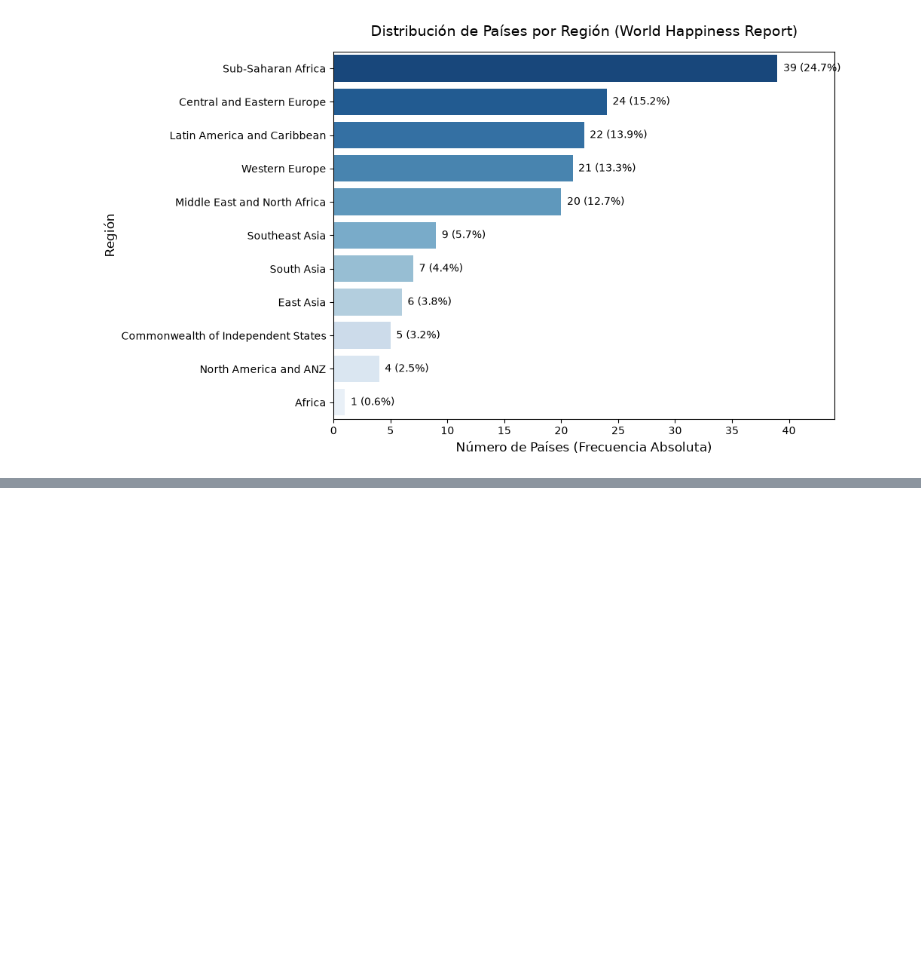
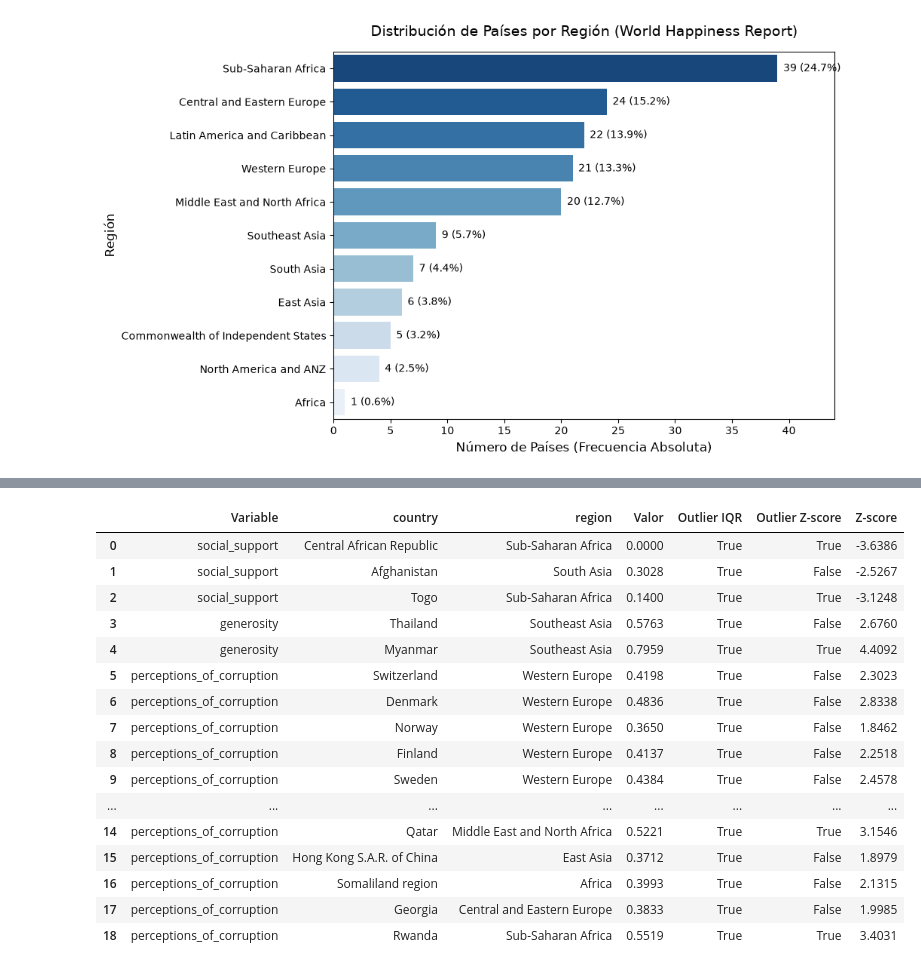
Before and after one commit to Edgarong17/Tareas_Omar, a Jupyter notebook: analisis_descriptivo/hapiness_report_analisis_descriptivo.ipynb, the cells around one changed output, grey strips where cells are left out. Drawn from its saved outputs; the diff is of its cells as text; code cells hidden in the pictures; blank space fills up the shorter version.

```diff
--- a/analisis_descriptivo/hapiness_report_analisis_descriptivo.ipynb
+++ b/analisis_descriptivo/hapiness_report_analisis_descriptivo.ipynb
@@ -484,0 +767,79 @@ Passing `palette` without assigning `hue` is deprecated and will be removed in v
+# %%
+
+detalle_outliers = []
+
+for col in numeric_cols:
+
+    # IQR
+    Q1 = df[col].quantile(0.25)
+    Q3 = df[col].quantile(0.75)
+    IQR = Q3 - Q1
+
+    limite_inferior = Q1 - 1.5 * IQR
+    limite_superior = Q3 + 1.5 * IQR
+
+    mask_iqr = (
+        (df[col] < limite_inferior) |
+        (df[col] > limite_superior)
+    )
+
+    # Z-score
+    z = (df[col] - df[col].mean()) / df[col].std()
+    mask_z = z.abs() > 3
+
+    # Registros detectados por cualquiera de los dos metodos
+    mask_total = mask_iqr | mask_z
+
+    temp = df.loc[
+        mask_total,
+        ["country", "region", col]
+    ].copy()
+
+    temp = temp.rename(columns={col: "Valor"})
+
+    temp["Variable"] = col
+    temp["Outlier IQR"] = mask_iqr.loc[temp.index]
+    temp["Outlier Z-score"] = mask_z.loc[temp.index]
+    temp["Z-score"] = z.loc[temp.index]
+
+    detalle_outliers.append(temp)
+
+if detalle_outliers:
+    detalle_outliers = pd.concat(
+        detalle_outliers,
+        ignore_index=True
+    )
+
+    detalle_outliers = detalle_outliers[
+        [
+            "Variable",
+            "country",
+            "region",
+            "Valor",
+            "Outlier IQR",
+            "Outlier Z-score",
+            "Z-score"
+        ]
+    ]
+
+    display(detalle_outliers.round(4))
+else:
+    print("No se detectaron posibles valores atípicos.")
+# %% [output]
+|  | Variable | country | region | Valor | Outlier IQR | Outlier Z-score | Z-score |
+| 0 | social_support | Central African Republic | Sub-Saharan Africa | 0.0000 | True | True | -3.6386 |
+| 1 | social_support | Afghanistan | South Asia | 0.3028 | True | False | -2.5267 |
+| 2 | social_support | Togo | Sub-Saharan Africa | 0.1400 | True | True | -3.1248 |
+| 3 | generosity | Thailand | Southeast Asia | 0.5763 | True | False | 2.6760 |
+| 4 | generosity | Myanmar | Southeast Asia | 0.7959 | True | True | 4.4092 |
+| 5 | perceptions_of_corruption | Switzerland | Western Europe | 0.4198 | True | False | 2.3023 |
+| 6 | perceptions_of_corruption | Denmark | Western Europe | 0.4836 | True | False | 2.8338 |
+| 7 | perceptions_of_corruption | Norway | Western Europe | 0.3650 | True | False | 1.8462 |
+| 8 | perceptions_of_corruption | Finland | Western Europe | 0.4137 | True | False | 2.2518 |
+| 9 | perceptions_of_corruption | Sweden | Western Europe | 0.4384 | True | False | 2.4578 |
+| ... | ... | ... | ... | ... | ... | ... | ... |
+| 14 | perceptions_of_corruption | Qatar | Middle East and North Africa | 0.5221 | True | True | 3.1546 |
+| 15 | perceptions_of_corruption | Hong Kong S.A.R. of China | East Asia | 0.3712 | True | False | 1.8979 |
+| 16 | perceptions_of_corruption | Somaliland region | Africa | 0.3993 | True | False | 2.1315 |
+| 17 | perceptions_of_corruption | Georgia | Central and Eastern Europe | 0.3833 | True | False | 1.9985 |
+| 18 | perceptions_of_corruption | Rwanda | Sub-Saharan Africa | 0.5519 | True | True | 3.4031 |
```
Also changed, not shown: parts of 23 cells of this notebook.
